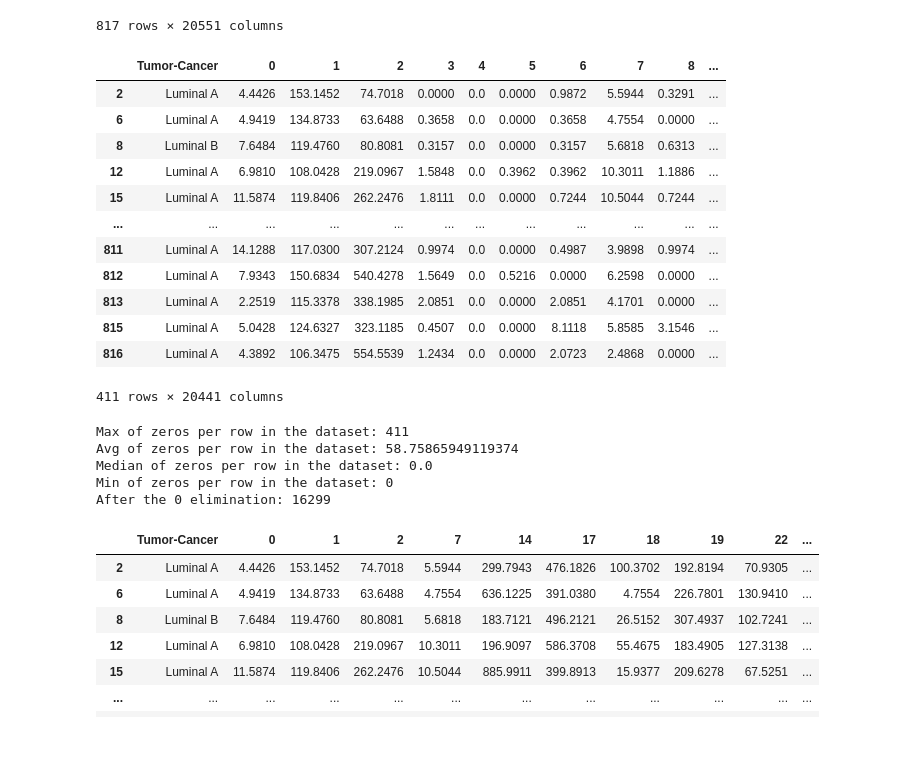
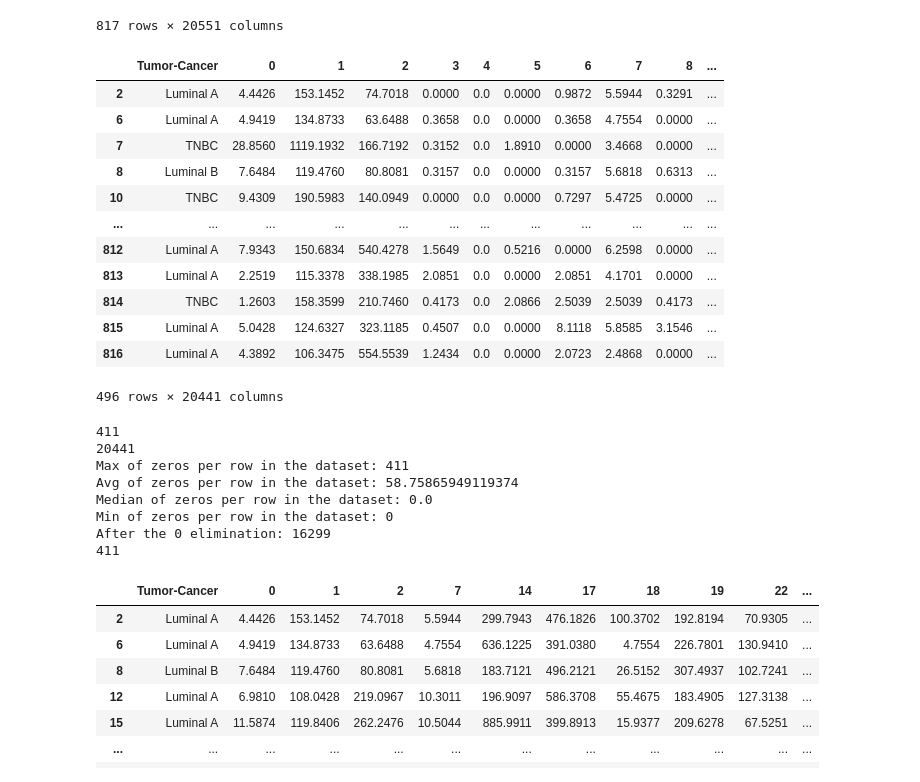
Before and after one commit to Fasmanuel2002/UPSA_Thesis_Research, a Jupyter notebook: research/notebooks/Clinical_data.ipynb, the cells around one changed output. Cells and saved outputs as stored; diff of their text form; code cells hidden in the pictures; blank space fills up the shorter version.

```diff
--- a/research/notebooks/Clinical_data.ipynb
+++ b/research/notebooks/Clinical_data.ipynb
@@ -181,35 +210,42 @@ df_merged
 817 rows × 20551 columns
 # %%
 comparation_df = df_merged.loc[
-    df_merged["Tumor-Cancer"].isin(["Luminal A", "Luminal B"]),
+    df_merged["Tumor-Cancer"].isin(["Luminal A", "Luminal B", "TNBC", "HER2_enriched", "UNK"]),
     ["Tumor-Cancer"] + list(df_merged.columns[1:20441])
 ]
 
 
 
 comparation_df
 # %% [output]
 |  | Tumor-Cancer | 0 | 1 | 2 | 3 | 4 | 5 | 6 | 7 | 8 | ... |
 | 2 | Luminal A | 4.4426 | 153.1452 | 74.7018 | 0.0000 | 0.0 | 0.0000 | 0.9872 | 5.5944 | 0.3291 | ... |
 | 6 | Luminal A | 4.9419 | 134.8733 | 63.6488 | 0.3658 | 0.0 | 0.0000 | 0.3658 | 4.7554 | 0.0000 | ... |
+| 7 | TNBC | 28.8560 | 1119.1932 | 166.7192 | 0.3152 | 0.0 | 1.8910 | 0.0000 | 3.4668 | 0.0000 | ... |
 | 8 | Luminal B | 7.6484 | 119.4760 | 80.8081 | 0.3157 | 0.0 | 0.0000 | 0.3157 | 5.6818 | 0.6313 | ... |
-| 12 | Luminal A | 6.9810 | 108.0428 | 219.0967 | 1.5848 | 0.0 | 0.3962 | 0.3962 | 10.3011 | 1.1886 | ... |
-| 15 | Luminal A | 11.5874 | 119.8406 | 262.2476 | 1.8111 | 0.0 | 0.0000 | 0.7244 | 10.5044 | 0.7244 | ... |
+| 10 | TNBC | 9.4309 | 190.5983 | 140.0949 | 0.0000 | 0.0 | 0.0000 | 0.7297 | 5.4725 | 0.0000 | ... |
 | ... | ... | ... | ... | ... | ... | ... | ... | ... | ... | ... | ... |
-| 811 | Luminal A | 14.1288 | 117.0300 | 307.2124 | 0.9974 | 0.0 | 0.0000 | 0.4987 | 3.9898 | 0.9974 | ... |
 | 812 | Luminal A | 7.9343 | 150.6834 | 540.4278 | 1.5649 | 0.0 | 0.5216 | 0.0000 | 6.2598 | 0.0000 | ... |
 | 813 | Luminal A | 2.2519 | 115.3378 | 338.1985 | 2.0851 | 0.0 | 0.0000 | 2.0851 | 4.1701 | 0.0000 | ... |
+| 814 | TNBC | 1.2603 | 158.3599 | 210.7460 | 0.4173 | 0.0 | 2.0866 | 2.5039 | 2.5039 | 0.4173 | ... |
 | 815 | Luminal A | 5.0428 | 124.6327 | 323.1185 | 0.4507 | 0.0 | 0.0000 | 8.1118 | 5.8585 | 3.1546 | ... |
 | 816 | Luminal A | 4.3892 | 106.3475 | 554.5539 | 1.2434 | 0.0 | 0.0000 | 2.0723 | 2.4868 | 0.0000 | ... |
-411 rows × 20441 columns
+496 rows × 20441 columns
 # %%
+print(comparation_df.shape[0])
+print(comparation_df.shape[1])
+
 zeros_reduced_df = elimnation_zeros(comparation_df)
+print(zeros_reduced_df.shape[0])
 # %% [output]
+411
+20441
 Max of zeros per row in the dataset: 411
 Avg of zeros per row in the dataset: 58.75865949119374
 Median of zeros per row in the dataset: 0.0
 Min of zeros per row in the dataset: 0
 After the 0 elimination: 16299
+411
 # %%
 zeros_reduced_df
 # %% [output]
```
Also changed, not shown: parts of 8 cells of this notebook, 1 other file.
